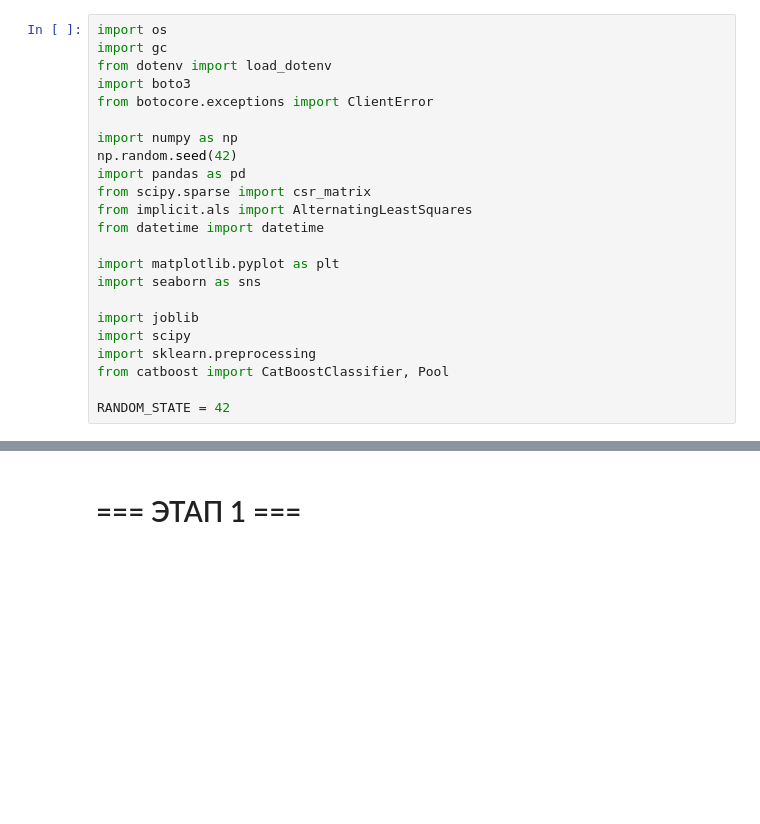
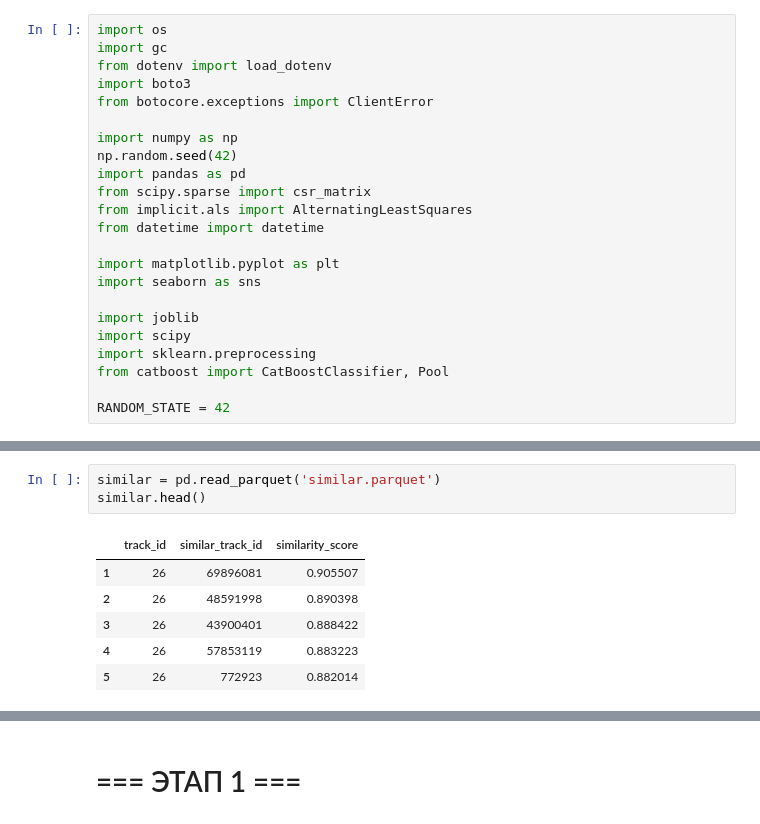
Before and after one commit to Valeron365/mle-project-sprint-4-v001-1, a Jupyter notebook: recommendations.ipynb, the cells around one changed output, grey strips where cells are left out. Cells and saved outputs as stored; diff of their text form; blank space fills up the shorter version.

```diff
--- a/recommendations.ipynb
+++ b/recommendations.ipynb
@@ -27,0 +40,10 @@ RANDOM_STATE = 42
+# %%
+similar = pd.read_parquet('similar.parquet')
+similar.head()
+# %% [output]
+|  | track_id | similar_track_id | similarity_score |
+| 1 | 26 | 69896081 | 0.905507 |
+| 2 | 26 | 48591998 | 0.890398 |
+| 3 | 26 | 43900401 | 0.888422 |
+| 4 | 26 | 57853119 | 0.883223 |
+| 5 | 26 | 772923 | 0.882014 |
```
Also changed, not shown: parts of 21 cells of this notebook, 6 other files.
